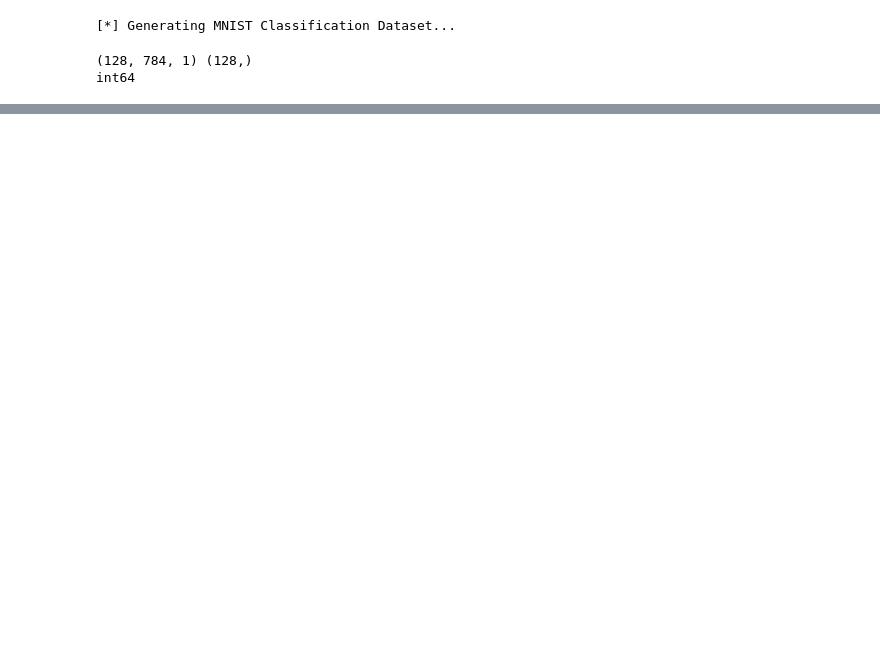
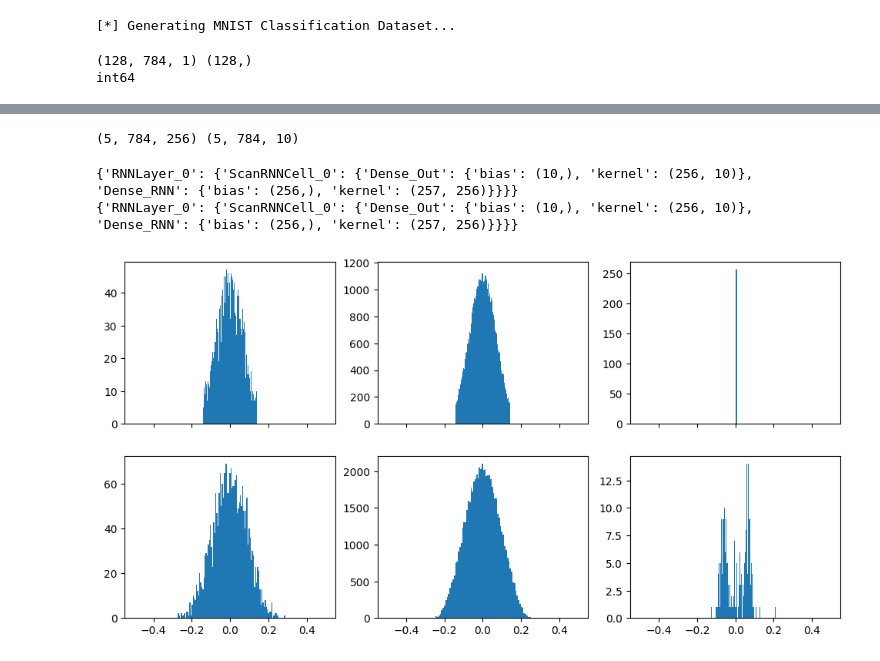
Before and after one commit to TristanTorchet/LearningJAX, a Jupyter notebook: Flax/flax1e_scanSRN.ipynb, the cells around one changed output, grey strips where cells are left out. Drawn from its saved outputs; the diff is of its cells as text; code cells hidden in the pictures; blank space fills up the shorter version.

```diff
--- a/Flax/flax1e_scanSRN.ipynb
+++ b/Flax/flax1e_scanSRN.ipynb
@@ -155,0 +161,6 @@ import optax
+# %%
+one_hot = jax.nn.one_hot(batch_y[:5], 10)
+loss = optax.softmax_cross_entropy(logits=y, labels=one_hot)
+print(loss.shape)
+print(loss)
+print(loss.mean())
@@ -177,7 +218,8 @@ def apply_model(state, images, labels):
     """Computes gradients, loss and accuracy for a single batch."""
 
     def loss_fn(params):
-        logits = state.apply_fn({'params': params}, images)
+        _, out_hist = state.apply_fn({'params': params}, images)
+        logits = out_hist.mean(axis=1)
         one_hot = jax.nn.one_hot(labels, 10)
         loss = jnp.mean(optax.softmax_cross_entropy(logits=logits, labels=one_hot))
         return loss, logits
@@ -229,4 +277,4 @@ state = create_train_state(key, BatchRNN, lr)
 # %%
-for epoch in range(30):
+for epoch in range(1):
     state, train_loss, train_accuracy = run_epoch(state, trainloader, key)
     print(f"Epoch {epoch} | Loss: {train_loss} | Accuracy: {train_accuracy}")
@@ -232,0 +283,22 @@ for epoch in range(30):
+# %%
+state_hist = srn.apply(params, batch_x[:5])
+print(state_hist[0].shape, state_hist[1].shape) # (batch, time, cell_size)
+# %% [output]
+(5, 784, 256) (5, 784, 10)
+# %%
+print(jax.tree_util.tree_map(jnp.shape, params['params']))
+print(jax.tree_util.tree_map(jnp.shape, state.params))
+# %% [output]
+{'RNNLayer_0': {'ScanRNNCell_0': {'Dense_Out': {'bias': (10,), 'kernel': (256, 10)}, 'Dense_RNN': {'bias': (256,), 'kernel': (257, 256)}}}}
+{'RNNLayer_0': {'ScanRNNCell_0': {'Dense_Out': {'bias': (10,), 'kernel': (256, 10)}, 'Dense_RNN': {'bias': (256,), 'kernel': (257, 256)}}}}
+# %%
+fig, axs = plt.subplots(2, 3, figsize=(1200*px, 600*px), sharex=True)
+axs[0,0].hist(params['params']['RNNLayer_0']['ScanRNNCell_0']['Dense_Out']['kernel'].flatten(), bins=100)
+axs[0,1].hist(params['params']['RNNLayer_0']['ScanRNNCell_0']['Dense_RNN']['kernel'].flatten(), bins=100)
+axs[0,2].hist(params['params']['RNNLayer_0']['ScanRNNCell_0']['Dense_RNN']['bias'].flatten(), bins=100)
+axs[1,0].hist(state.params['RNNLayer_0']['ScanRNNCell_0']['Dense_Out']['kernel'].flatten(), bins=100)
+axs[1,1].hist(state.params['RNNLayer_0']['ScanRNNCell_0']['Dense_RNN']['kernel'].flatten(), bins=100)
+axs[1,2].hist(state.params['RNNLayer_0']['ScanRNNCell_0']['Dense_RNN']['bias'].flatten(), bins=100)
+plt.show()
+# %% [output]
+[figure, added]
```
Also changed, not shown: parts of 17 cells of this notebook.
